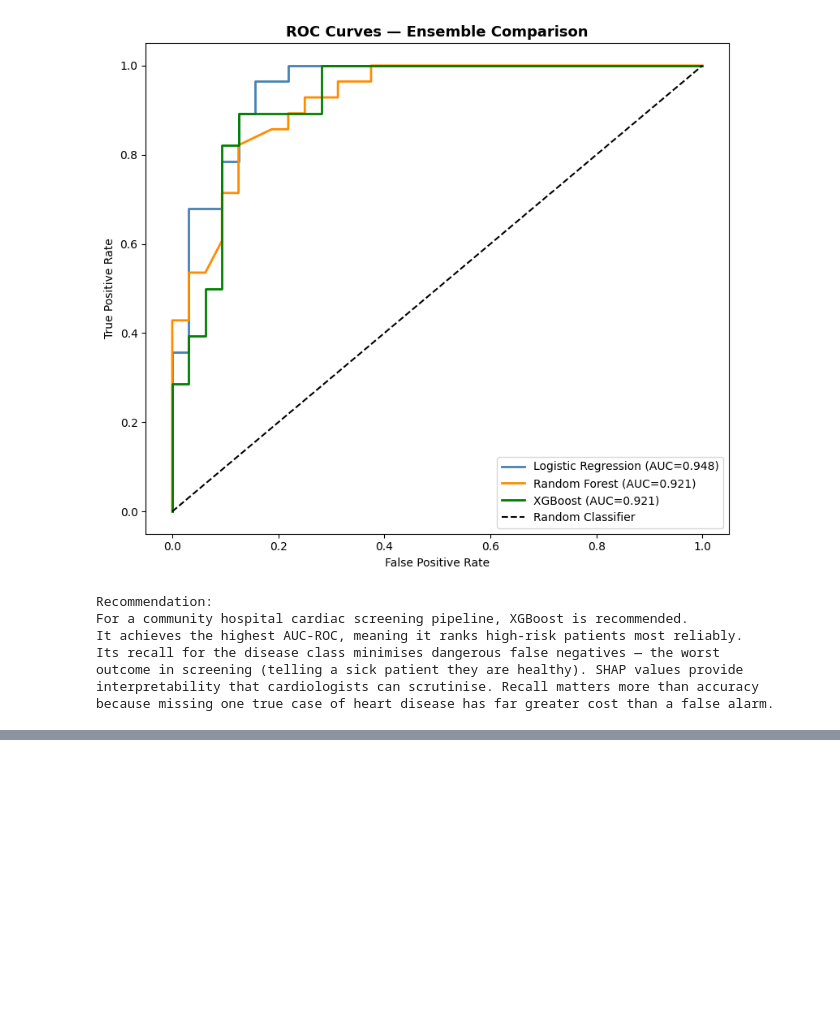
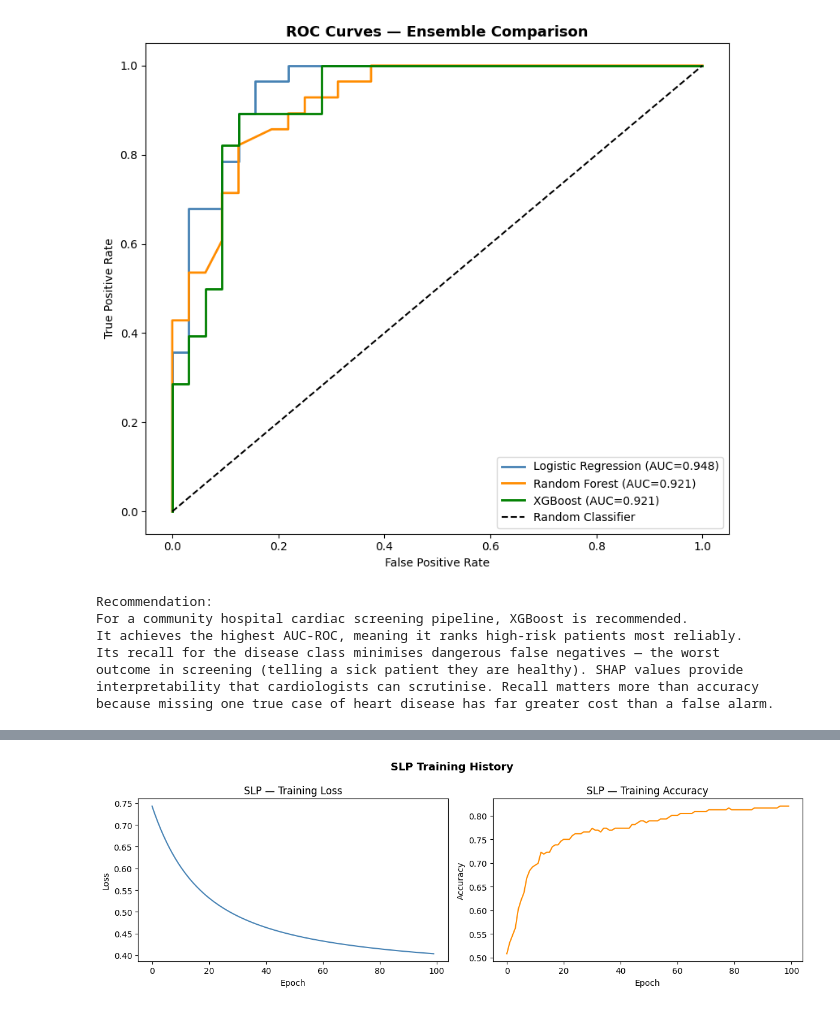
Before and after one commit to Saif-Murtaza/DataMining-Assignment-04, a Jupyter notebook: 23i-2588_4_datamining.ipynb, the cells around one changed output, grey strips where cells are left out. Saved outputs shown, nothing was run; the diff lists cells and outputs as text; code cells hidden in the pictures; blank space fills up the shorter version.

```diff
--- a/23i-2588_4_datamining.ipynb
+++ b/23i-2588_4_datamining.ipynb
@@ -919,0 +923,28 @@ because missing one true case of heart disease has far greater cost than a false
+# %%
+X_tr_np = X_train_sm.values.astype(np.float32)
+X_te_np = X_test_enc.values.astype(np.float32)
+y_tr_np = y_train_sm.values.astype(np.float32)
+y_te_np = y_test.values.astype(np.float32)
+
+n_features = X_tr_np.shape[1]
+
+# ── Build SLP
+tf.random.set_seed(SEED)
+slp = keras.Sequential([
+    layers.Input(shape=(n_features,)),
+    layers.Dense(1, activation='sigmoid')
+], name='SLP')
+
+slp.compile(
+    optimizer=keras.optimizers.SGD(learning_rate=0.01),
+    loss='binary_crossentropy',
+    metrics=['accuracy']
+)
+slp.summary()
+
+history_slp = slp.fit(
+    X_tr_np, y_tr_np,
+    epochs=100, batch_size=32,
+    verbose=0
+)
+print('SLP training complete.')
@@ -919,0 +963,13 @@ because missing one true case of heart disease has far greater cost than a false
+# %%
+# ── Plot SLP training curves
+fig, (ax1, ax2) = plt.subplots(1, 2, figsize=(12, 4))
+ax1.plot(history_slp.history['loss'], color='steelblue')
+ax1.set_title('SLP — Training Loss'); ax1.set_xlabel('Epoch'); ax1.set_ylabel('Loss')
+
+ax2.plot(history_slp.history['accuracy'], color='darkorange')
+ax2.set_title('SLP — Training Accuracy'); ax2.set_xlabel('Epoch'); ax2.set_ylabel('Accuracy')
+plt.suptitle('SLP Training History', fontsize=13, fontweight='bold')
+plt.tight_layout()
+plt.show()
+# %% [output]
+[figure, added]
```
Also changed, not shown: parts of 9 cells of this notebook.
